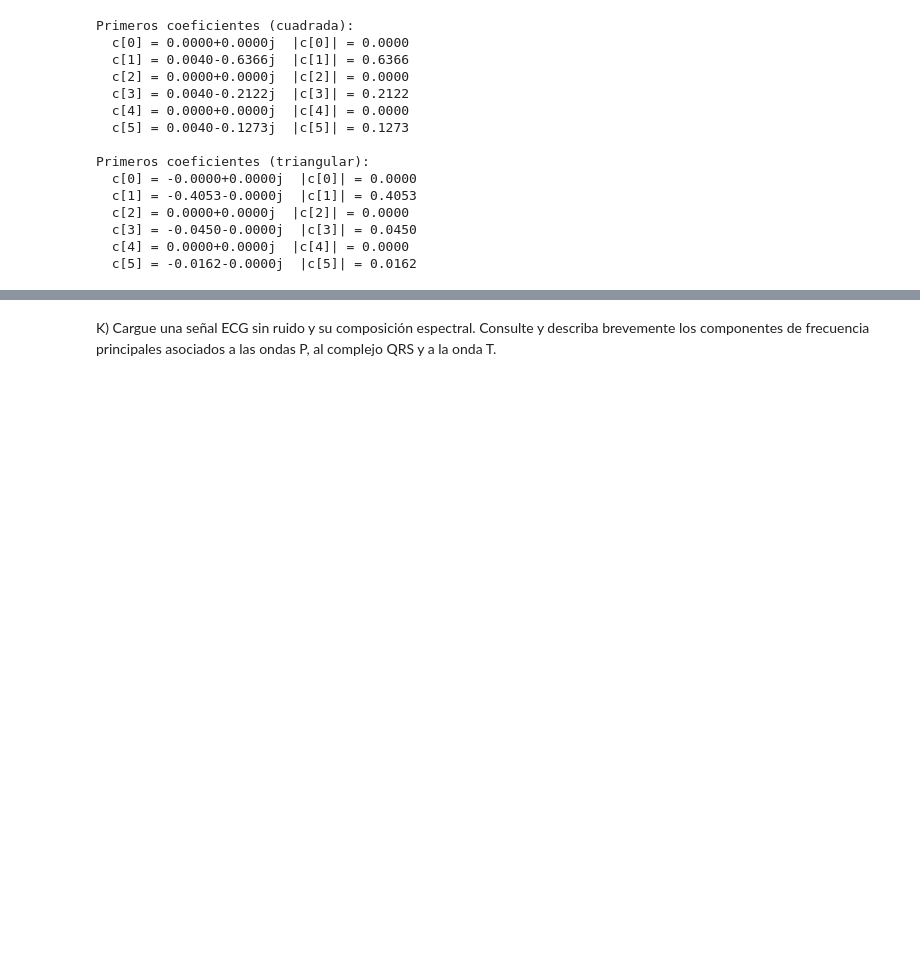
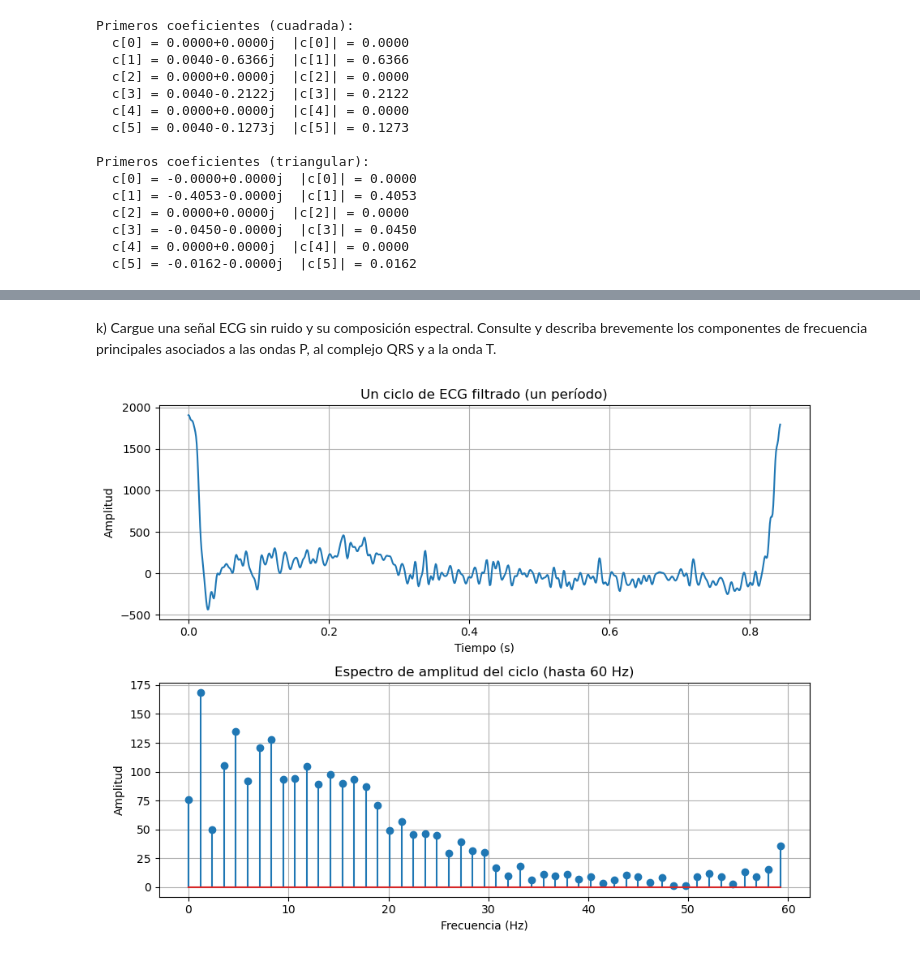
Before and after one commit to valentinamoralese/Biose-ales-Valentina-Morales-Paula-Garcia, a Jupyter notebook: Practica3_Valentina_Paula.ipynb, the cells around one changed output, grey strips where cells are left out. Saved outputs shown, nothing was run; the diff lists cells and outputs as text; code cells hidden in the pictures; blank space fills up the shorter version.

```diff
--- a/Practica3_Valentina_Paula.ipynb
+++ b/Practica3_Valentina_Paula.ipynb
@@ -172,3 +230,46 @@ cuadrada.
 # %% [markdown]
-K) Cargue una señal ECG sin ruido y su composición espectral. Consulte y describa brevemente los
+k) Cargue una señal ECG sin ruido y su composición espectral. Consulte y describa brevemente los
 componentes de frecuencia principales asociados a las ondas P, al complejo QRS y a la onda T.
+# %%
+import scipy.io as sio
+from scipy.signal import find_peaks
+
+data = sio.loadmat("signals.mat")
+fs = int(data["Fs"][0,0])
+ecg_sin_filtrar = data["ECG_asRecording"].flatten()
+ecg_filtrada = data["ECG_filtered"].flatten()
+
+# Un ciclo de la señal filtrada (de un pico R al siguiente)
+picos, _ = find_peaks(ecg_sin_filtrar, height=5500, distance=fs*0.5)
+ciclo = ecg_filtrada[picos[0]:picos[1]]
+N = len(ciclo)
+T0 = N / fs
+f0 = 1 / T0
+t_ciclo = np.arange(N) / fs
+
+# Coeficientes de Fourier del ciclo
+k_ecg, c_ecg = coeficientes_fourier(ciclo)
+
+# Espectro unilateral en Hz
+pos = k_ecg >= 0
+f_hz = k_ecg[pos] * f0
+amp = np.where(k_ecg[pos] == 0, np.abs(c_ecg[pos]), 2 * np.abs(c_ecg[pos]))
+
+fig, axs = plt.subplots(2, 1, figsize=(9, 7))
+axs[0].plot(t_ciclo, ciclo)
+axs[0].set_title("Un ciclo de ECG filtrado (un período)")
+axs[0].set_xlabel("Tiempo (s)")
+axs[0].set_ylabel("Amplitud")
+axs[0].grid(True)
+
+lim = f_hz <= 60
+axs[1].stem(f_hz[lim], amp[lim])
+axs[1].set_title("Espectro de amplitud del ciclo (hasta 60 Hz)")
+axs[1].set_xlabel("Frecuencia (Hz)")
+axs[1].set_ylabel("Amplitud")
+axs[1].grid(True)
+
+plt.tight_layout()
+plt.show()
+# %% [output]
+[figure, added]
```
Also changed, not shown: parts of 18 cells of this notebook, 1 other file.
